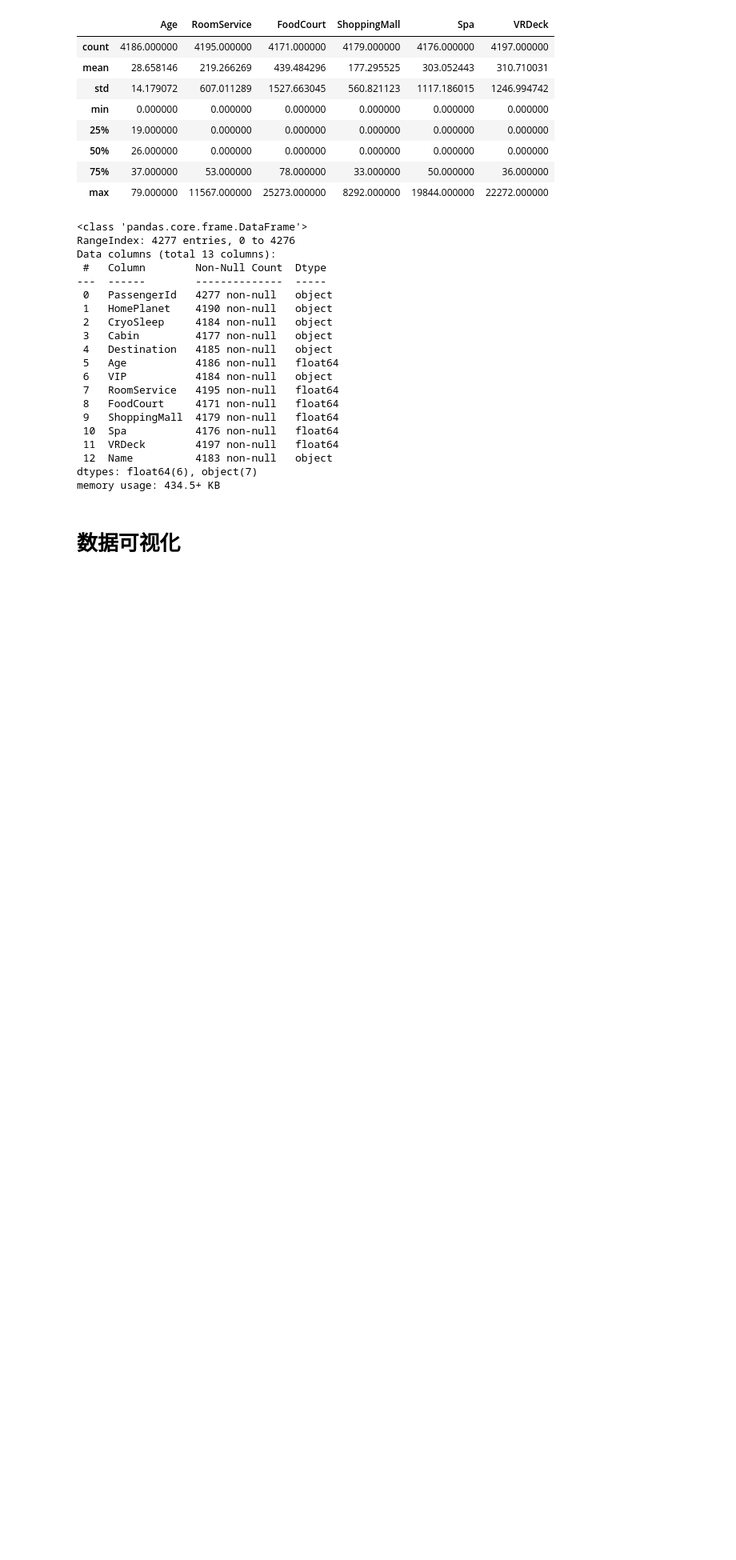
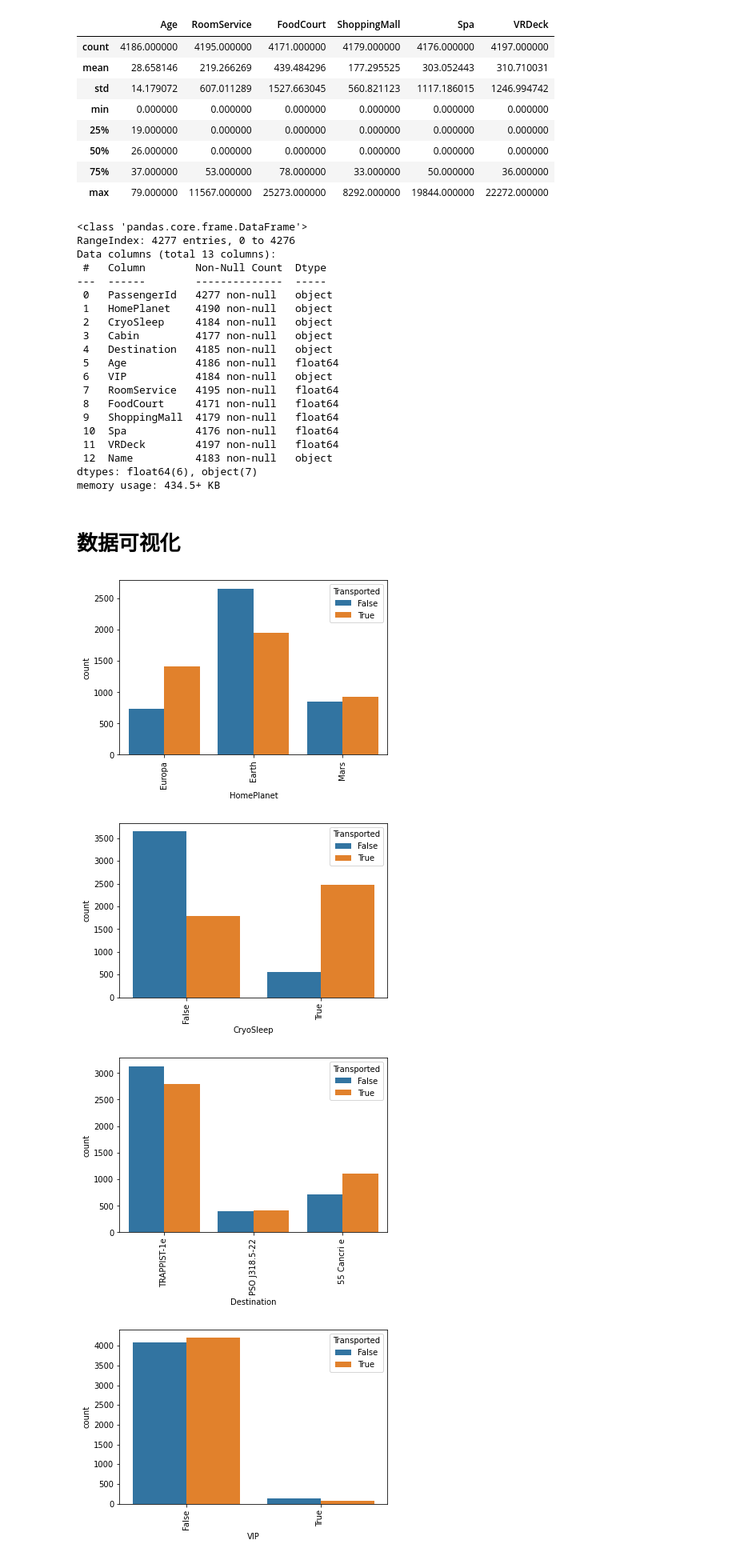
Before and after one commit to sakaili/Spaceship-Titanic, a Jupyter notebook: spaceTitanicPredict.ipynb, the cells around one changed output. Shown: that part at 80% size. Cells and saved outputs as stored; diff of their text form; code cells hidden in the pictures; blank space fills up the shorter version.

```diff
--- a/spaceTitanicPredict.ipynb
+++ b/spaceTitanicPredict.ipynb
@@ -97,8 +97,16 @@ memory usage: 434.5+ KB
 # %% [markdown]
 # 数据可视化
 # %%
-#TODO:尝试找一些比较明显具有关联性的数据
-def plotTransported(param):
+#尝试找一些类别属性的数据与是否被传送有关
+def plotCategoricalDataTransported(param):
     graph = sns.countplot(trainDataFrame[param],hue=trainDataFrame.Transported)
     plt.xticks(rotation = 90)
     plt.show()
+attributes = ['HomePlanet','CryoSleep','Destination','VIP']
+for attribute in attributes:
+    plotCategoricalDataTransported(attribute)
+# %% [output]
+[figure, added]
+[figure, added]
+[figure, added]
+[figure, added]
```
Also changed, not shown: parts of 7 cells of this notebook, 1 other file.
